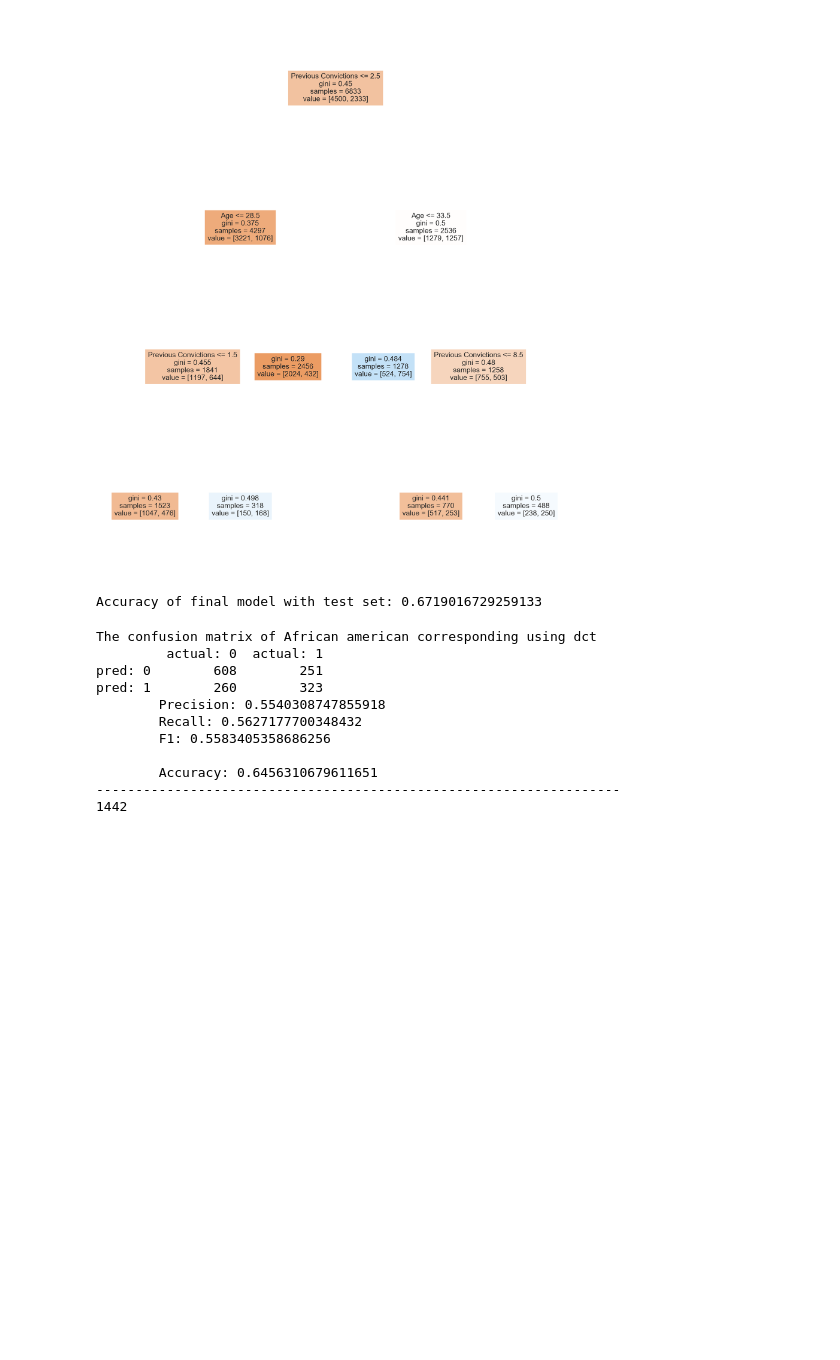
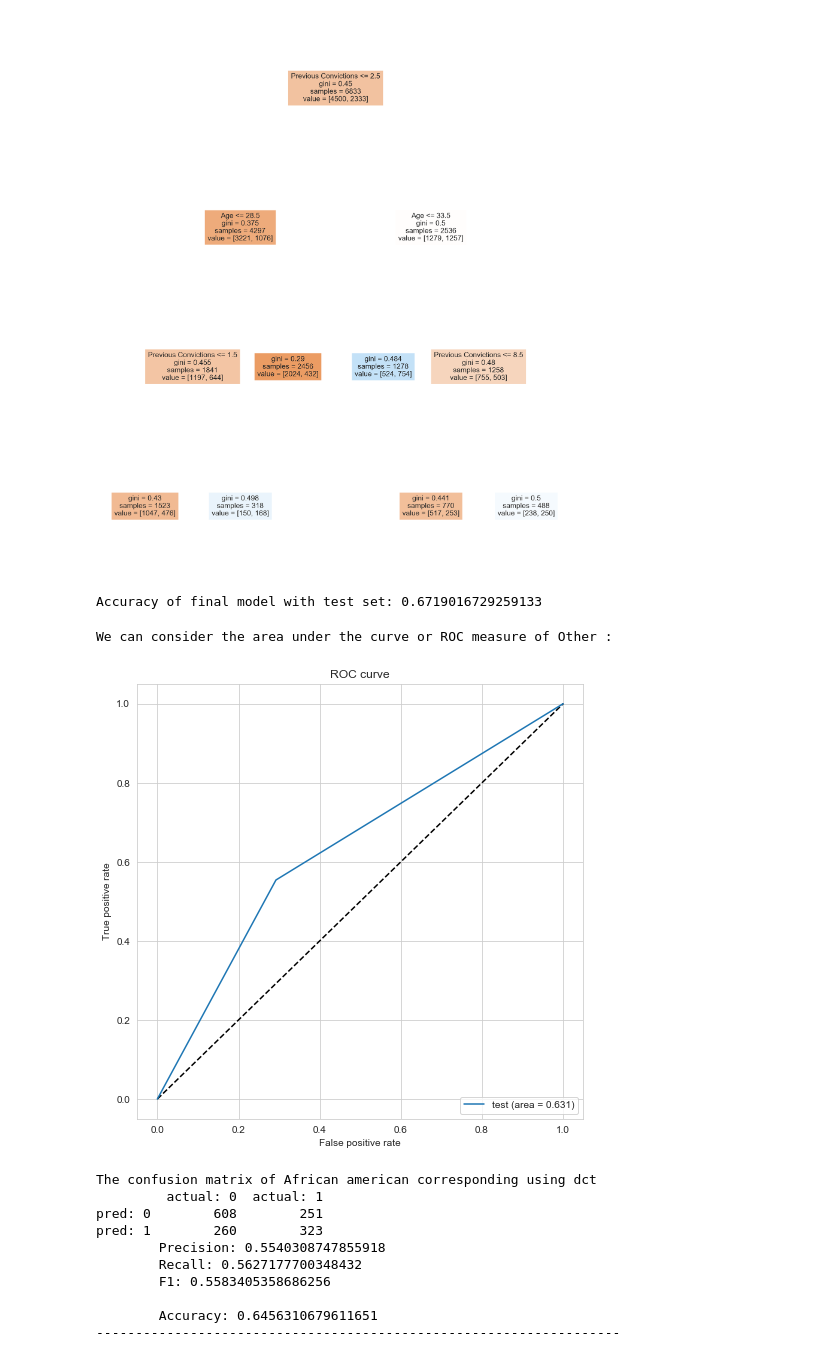
Before and after one commit to OSMaxwell/MIUG_Project, a Jupyter notebook: Untitled.ipynb, the cells around one changed output. Saved outputs shown, nothing was run; the diff lists cells and outputs as text; code cells hidden in the pictures; blank space fills up the shorter version.

```diff
--- a/Untitled.ipynb
+++ b/Untitled.ipynb
@@ -904,46 +904,66 @@ Accuracy of final model with test set: 0.6719016729259133
 a = data
 b = a[a['Race'] == 'African-American']
 
+
+
+
 x1 = X_test.copy()
 x2 = x1[x1.index.isin(b.index)]
 y1 = y_test
 y2 = y1[y1.index.isin(b.index)]
 
 y_pred = dct.predict(x2)
+
+
+
+print('\n \nWe can consider the area under the curve or ROC measure of Other :')
+
+
+fpr_test, tpr_test, thresholds = roc_curve(y2,y_pred)
+
+
+auc_test = auc(fpr_test, tpr_test)
+
+plt.figure(figsize=[8,8])
+plt.plot([0, 1], [0, 1], 'k--')
+plt.plot(fpr_test, tpr_test, label='test (area = {:.3f})'.format(auc_test))
+plt.xlabel('False positive rate')
+plt.ylabel('True positive rate')
+plt.title('ROC curve')
+plt.legend(loc='lower right')
+plt.show()
 
 
 cmat = confusion_matrix(y2, y_pred)
 confusion_df = pd.DataFrame(data=cmat, index=['pred: 0', 'pred: 1'], columns=['actual: 0','actual: 1'])
 print('The confusion matrix of African american corresponding using dct')
 print(confusion_df)
 TN = cmat[0,0]
 TP = cmat[1,1]
 FP = cmat[1,0]
 FN = cmat[0,1]
 
 
 precision = TP / (TP + FP)
 print('\tPrecision:', precision)
 recall = TP / (TP + FN)
 print('\tRecall:', recall)
 F1 = 2 * (precision * recall) / (precision + recall)
 print('\tF1:', F1)
 print()
 accuracy = (TN + TP) / (TN + FN + TP + FP)
 print ('\tAccuracy:', accuracy)
 print('-------------------------------------------------------------------')
-
-
-print(len(x2))
 # %% [output]
-The confusion matrix of African american corresponding using dct
-         actual: 0  actual: 1
-pred: 0        608        251
-pred: 1        260        323
-        Precision: 0.5540308747855918
-        Recall: 0.5627177700348432
-        F1: 0.5583405358686256
-
-        Accuracy: 0.6456310679611651
--------------------------------------------------------------------
-1442
+We can consider the area under the curve or ROC measure of Other :
+[figure, added]
+The confusion matrix of African american corresponding using dct
+         actual: 0  actual: 1
+pred: 0        608        251
+pred: 1        260        323
+        Precision: 0.5540308747855918
+        Recall: 0.5627177700348432
+        F1: 0.5583405358686256
+
+        Accuracy: 0.6456310679611651
+-------------------------------------------------------------------
```
